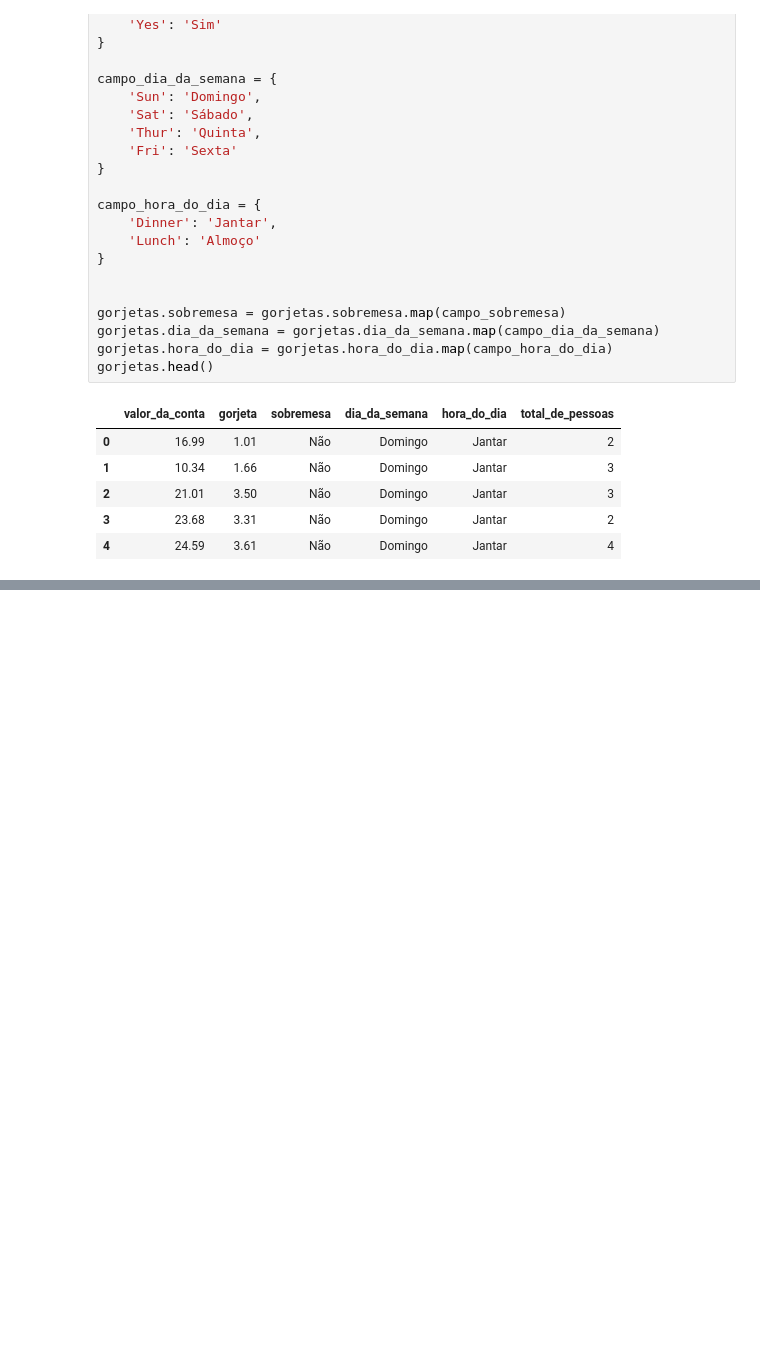
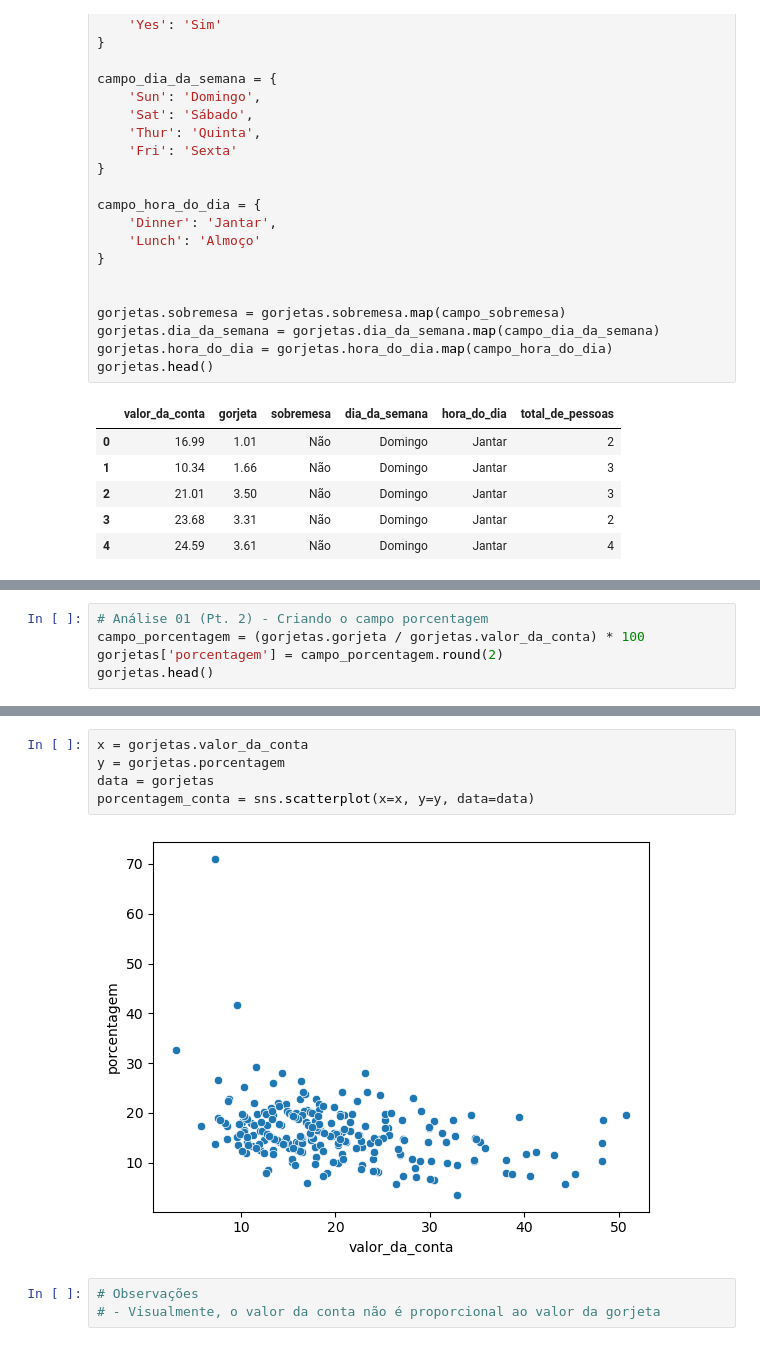
Before and after one commit to DacioMP/python_para_data_science, a Jupyter notebook: data_visualization_explorando_com_seaborn/aulas.ipynb, the cells around one changed output, grey strips where cells are left out. Saved outputs shown, nothing was run; the diff lists cells and outputs as text; blank space fills up the shorter version.

```diff
--- a/data_visualization_explorando_com_seaborn/aulas.ipynb
+++ b/data_visualization_explorando_com_seaborn/aulas.ipynb
@@ -68,0 +132,5 @@ gorjetas.head()
+# %%
+# Análise 01 (Pt. 2) - Criando o campo porcentagem
+campo_porcentagem = (gorjetas.gorjeta / gorjetas.valor_da_conta) * 100
+gorjetas['porcentagem'] = campo_porcentagem.round(2)
+gorjetas.head()
@@ -68,0 +144,10 @@ gorjetas.head()
+# %%
+x = gorjetas.valor_da_conta
+y = gorjetas.porcentagem
+data = gorjetas
+porcentagem_conta = sns.scatterplot(x=x, y=y, data=data)
+# %% [output]
+[figure, added]
+# %%
+# Observações
+# - Visualmente, o valor da conta não é proporcional ao valor da gorjeta
```
Also changed, not shown: parts of 18 cells of this notebook, 1 other file.
